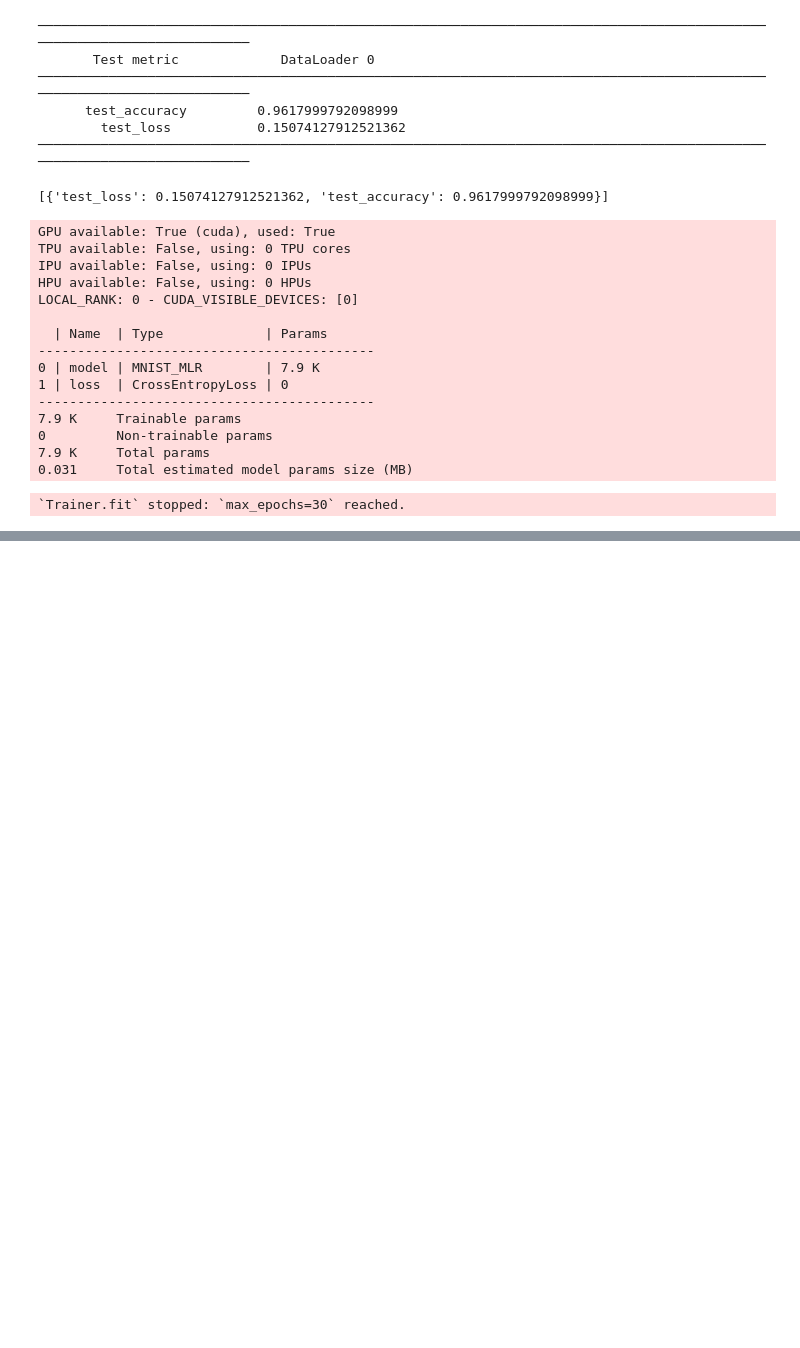
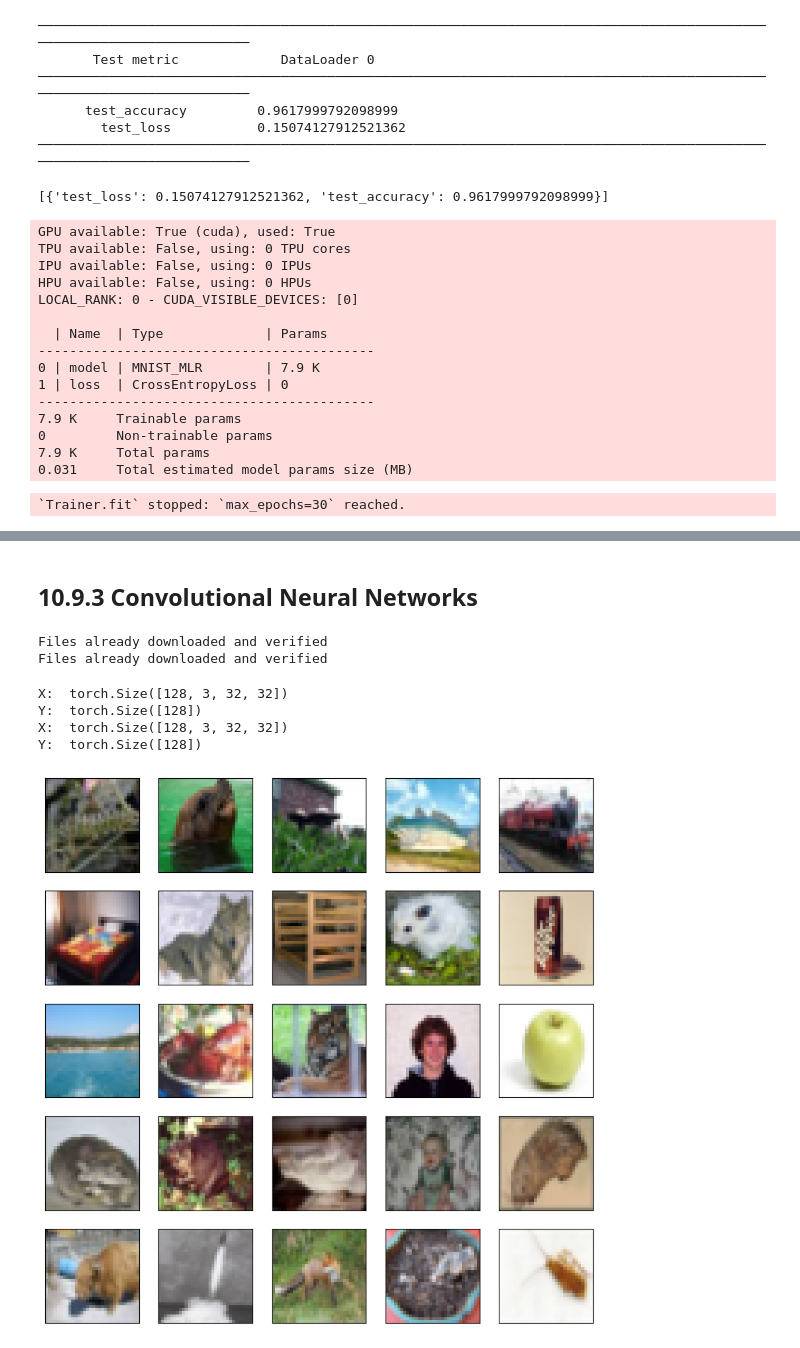
Before and after one commit to Adarsh0047/Introduction-to-Statistical-Learning-With-Python, a Jupyter notebook: Chapter 10/Chapter_10_Deep_Learning.ipynb, the cells around one changed output, grey strips where cells are left out. Cells and saved outputs as stored; diff of their text form; code cells hidden in the pictures; blank space fills up the shorter version.

```diff
--- a/Chapter 10/Chapter_10_Deep_Learning.ipynb
+++ b/Chapter 10/Chapter_10_Deep_Learning.ipynb
@@ -494,3 +478,54 @@ del(mnist_test,
     mlr_module,
     mlr_trainer
     )
+# %% [markdown]
+## 10.9.3 Convolutional Neural Networks
+# %%
+(cifar_train,
+ cifar_test) = [CIFAR100(root="train",
+                         train=train,
+                         download=True)
+                         for train in [True, False]]
+# %% [output]
+Files already downloaded and verified
+Files already downloaded and verified
+# %%
+transform = ToTensor()
+cifar_train_X = torch.stack([transform(x) for x in cifar_train.data])
+cifar_test_X = torch.stack([transform(x) for x in cifar_test.data])
+cifar_train = TensorDataset(cifar_train_X,
+                            torch.tensor(cifar_train.targets))
+cifar_test = TensorDataset(cifar_test_X,
+                           torch.tensor(cifar_test.targets))
+# %%
+cifar_dm = SimpleDataModule(cifar_train,
+                            cifar_test,
+                            validation=0.2,
+                            num_workers=max_workers,
+                            batch_size=128)
+# %%
+for idx, (X_, Y_) in enumerate(cifar_dm.train_dataloader()):
+    print("X: ", X_.shape)
+    print("Y: ", Y_.shape)
+    if idx >= 1:
+        break
+# %% [output]
+X:  torch.Size([128, 3, 32, 32])
+Y:  torch.Size([128])
+X:  torch.Size([128, 3, 32, 32])
+Y:  torch.Size([128])
+# %%
+fig, axes = subplots(5, 5, figsize=(10, 10))
+rng = np.random.default_rng(4)
+indices = rng.choice(np.arange(len(cifar_train)), 25,
+                     replace=False).reshape((5, 5))
+for i in range(5):
+    for j in range(5):
+        idx = indices[i, j]
+        axes[i, j].imshow(np.transpose(cifar_train[idx][0],
+                                       [1, 2, 0]),
+                                       interpolation=None)
+        axes[i, j].set_xticks([])
+        axes[i, j].set_yticks([])
+# %% [output]
+[figure, added]
```
Also changed, not shown: parts of 44 cells of this notebook.
